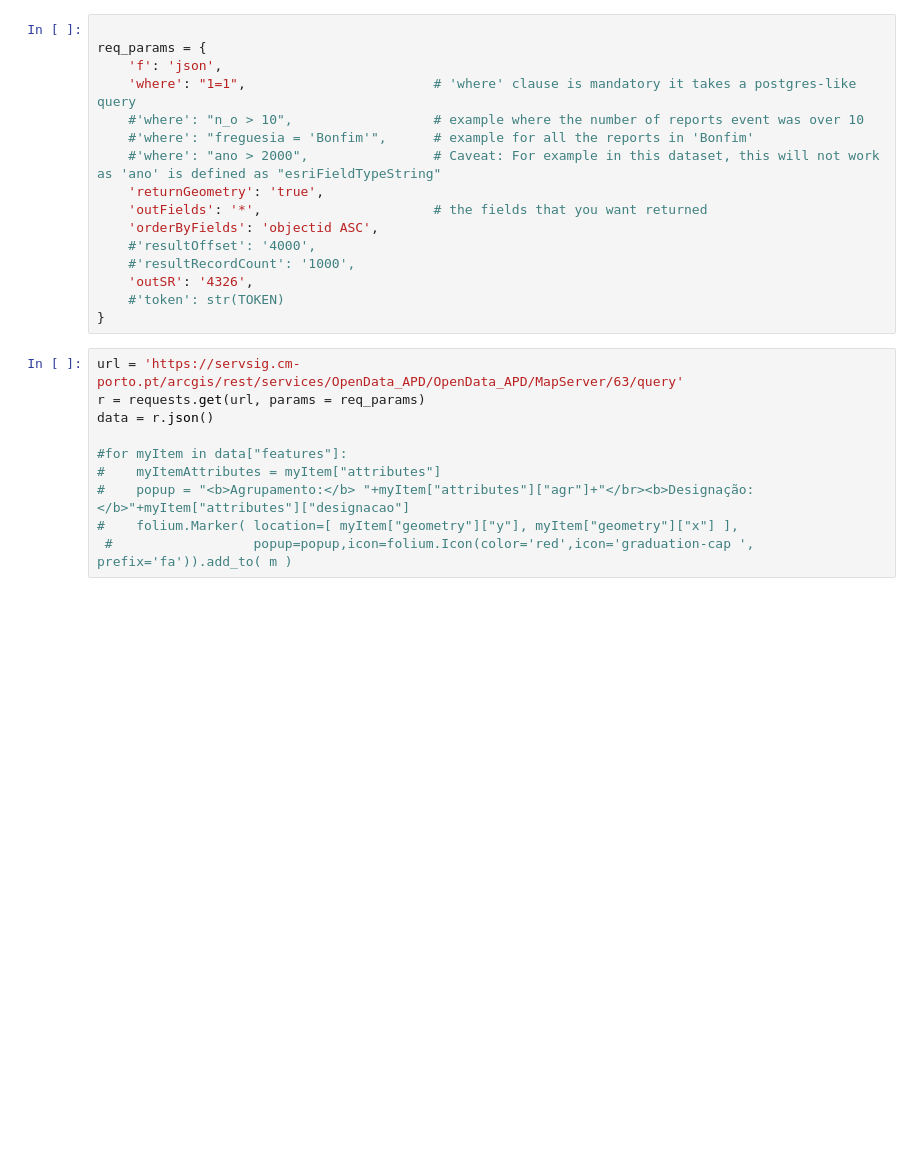
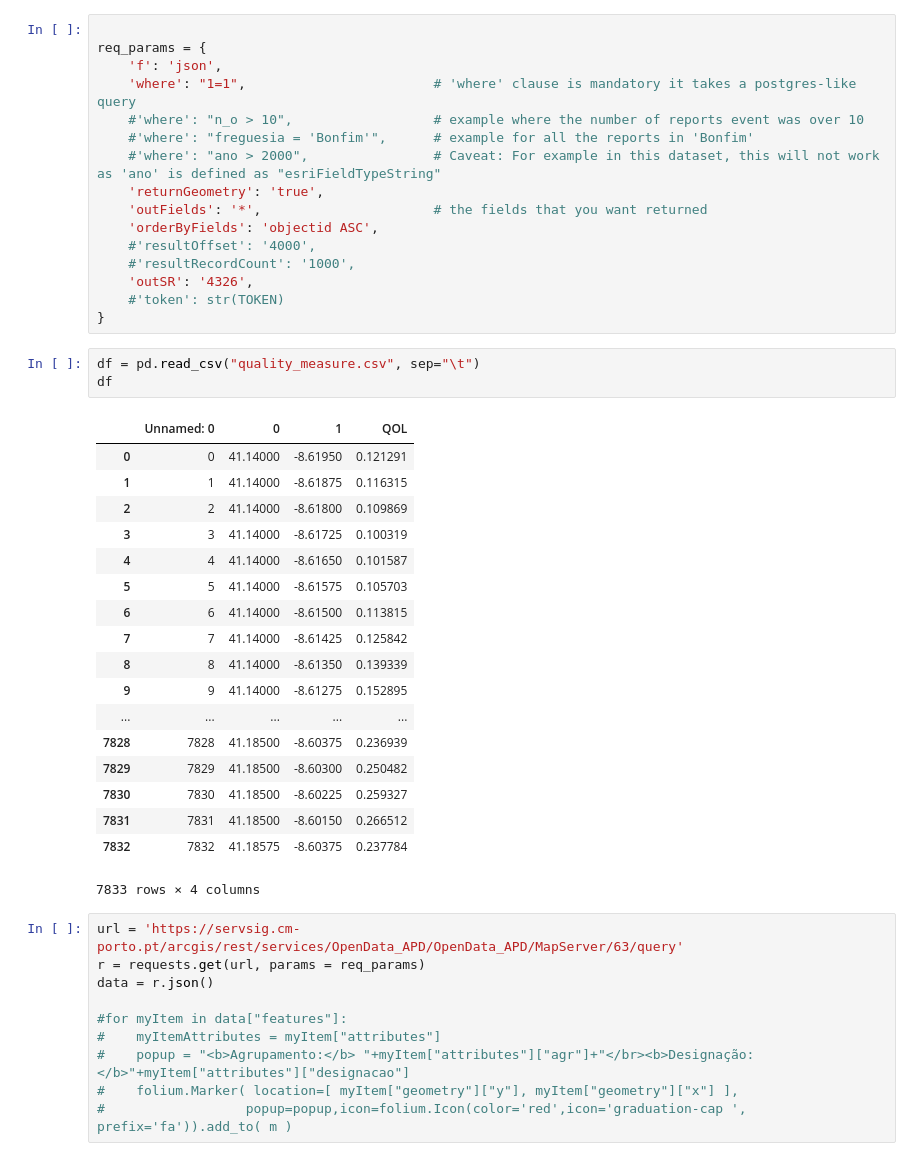
Before and after one commit to ABCurado/HackaCity2k19, a Jupyter notebook: Map.ipynb, the cells around one changed output. Cells and saved outputs as stored; diff of their text form; blank space fills up the shorter version.

```diff
--- a/Map.ipynb
+++ b/Map.ipynb
@@ -34,6 +35,28 @@ req_params = {
     'outSR': '4326',
     #'token': str(TOKEN)
 }
+# %%
+df = pd.read_csv("quality_measure.csv", sep="\t")
+df
+# %% [output]
+|  | Unnamed: 0 | 0 | 1 | QOL |
+| 0 | 0 | 41.14000 | -8.61950 | 0.121291 |
+| 1 | 1 | 41.14000 | -8.61875 | 0.116315 |
+| 2 | 2 | 41.14000 | -8.61800 | 0.109869 |
+| 3 | 3 | 41.14000 | -8.61725 | 0.100319 |
+| 4 | 4 | 41.14000 | -8.61650 | 0.101587 |
+| 5 | 5 | 41.14000 | -8.61575 | 0.105703 |
+| 6 | 6 | 41.14000 | -8.61500 | 0.113815 |
+| 7 | 7 | 41.14000 | -8.61425 | 0.125842 |
+| 8 | 8 | 41.14000 | -8.61350 | 0.139339 |
+| 9 | 9 | 41.14000 | -8.61275 | 0.152895 |
+| ... | ... | ... | ... | ... |
+| 7828 | 7828 | 41.18500 | -8.60375 | 0.236939 |
+| 7829 | 7829 | 41.18500 | -8.60300 | 0.250482 |
+| 7830 | 7830 | 41.18500 | -8.60225 | 0.259327 |
+| 7831 | 7831 | 41.18500 | -8.60150 | 0.266512 |
+| 7832 | 7832 | 41.18575 | -8.60375 | 0.237784 |
+7833 rows × 4 columns
 # %%
 url = 'https://servsig.cm-porto.pt/arcgis/rest/services/OpenData_APD/OpenData_APD/MapServer/63/query'
 r = requests.get(url, params = req_params)
@@ -43,5 +66,5 @@ data = r.json()
 #    myItemAttributes = myItem["attributes"]
 #    popup = "<b>Agrupamento:</b> "+myItem["attributes"]["agr"]+"</br><b>Designação:</b>"+myItem["attributes"]["designacao"]
 #    folium.Marker( location=[ myItem["geometry"]["y"], myItem["geometry"]["x"] ],
- #                  popup=popup,icon=folium.Icon(color='red',icon='graduation-cap ', prefix='fa')).add_to( m )
+#                  popup=popup,icon=folium.Icon(color='red',icon='graduation-cap ', prefix='fa')).add_to( m )
 # %%
```
Also changed, not shown: parts of 10 cells of this notebook.
